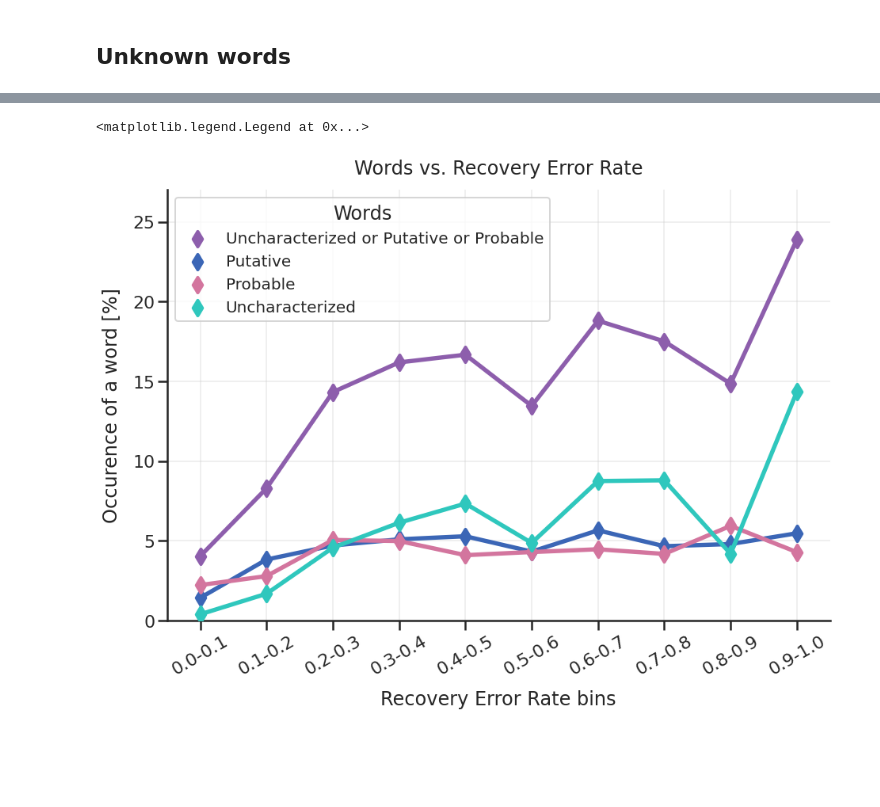
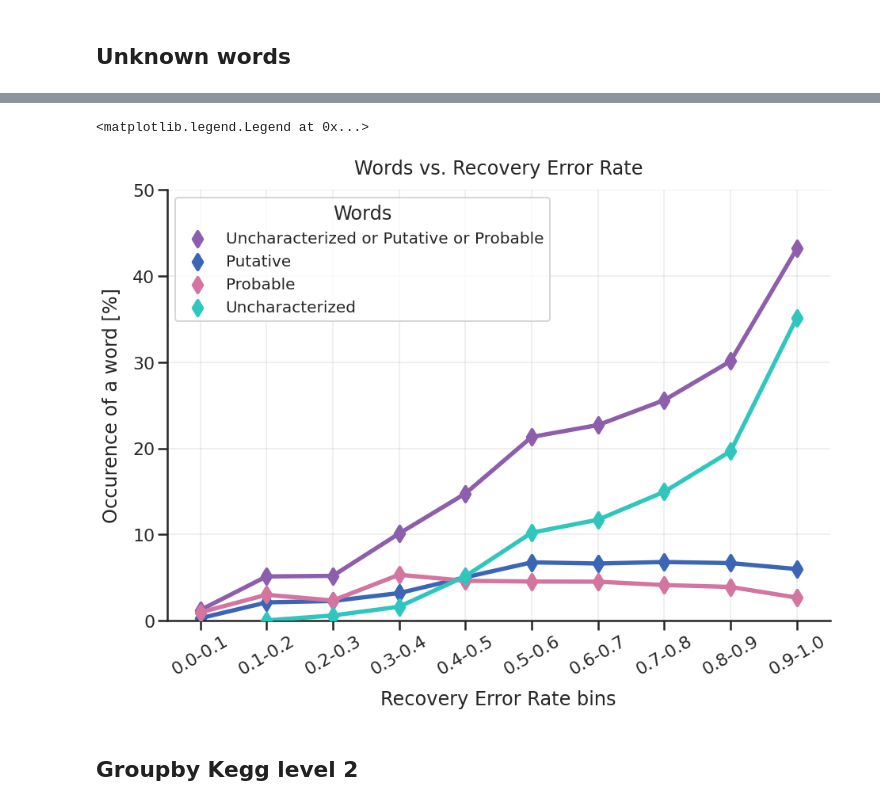
Before and after one commit to ardigen/microbiome-protein-embeddings, a Jupyter notebook: 02-umap-visualizations/02-error-analysis.ipynb, the cells around one changed output, grey strips where cells are left out. Cells and saved outputs as stored; diff of their text form; code cells hidden in the pictures; blank space fills up the shorter version.

```diff
--- a/02-umap-visualizations/02-error-analysis.ipynb
+++ b/02-umap-visualizations/02-error-analysis.ipynb
@@ -46,0 +37,6 @@ swiss_df['REE'] = 1 - rec['k=51']
+# %%
+taxonomic_labels = ['Phylum', 'Genus', 'Order', 'Family']
+
+rec_results = read_results(f'../01-label-recovery/fixed_deep_embeddings/')
+rec_results = rec_results.query('Label not in @taxonomic_labels')
+rec_results.head()
@@ -46,0 +50,8 @@ swiss_df['REE'] = 1 - rec['k=51']
+# %%
+swiss_df['REE'] = 1 - rec_results.groupby('entry_name')['Value'].mean()
+# %%
+taxonomic_labels = ['Phylum', 'Genus', 'Order', 'Family']
+
+rec_results = read_results(f'../01-label-recovery/fixed_mmseqs2/')
+rec_results = rec_results.query('Label not in @taxonomic_labels')
+rec_results.head()
@@ -46,0 +65,2 @@ swiss_df['REE'] = 1 - rec['k=51']
+# %%
+swiss_df['REE_mmseqs2'] = 1 - rec_results.groupby('entry_name')['Value'].mean()
@@ -144,23 +219,25 @@ palette = [
 # %%
 sns.set('poster', 'ticks')
 plt.figure(figsize=(15, 10))
 sns.pointplot(data=counts.reset_index(), x='REE_cat', y='prc', hue='kind', markers='d', palette=palette)
 plt.grid(alpha=0.3)
 sns.despine()
 plt.xlabel('Recovery Error Rate bins', labelpad=15)
 plt.ylabel('Occurence of a word [%]', labelpad=15)
 plt.title('Words vs. Recovery Error Rate', pad=20)
 plt.xticks(rotation=30)
-plt.ylim(0, 27)
+plt.ylim(0, 50)
 
 handles, _ = plt.gca().get_legend_handles_labels()
 plt.legend(
     title='Words',
     handles=handles,
     labels=['Uncharacterized or Putative or Probable', 'Putative' ,'Probable', 'Uncharacterized'],
     fontsize=20
 #     loc=''
 )
 # %% [output]
 <matplotlib.legend.Legend at 0x...>
-[figure, old version]
+[figure, new version]
+# %% [markdown]
+## Groupby Kegg level 2
```
Also changed, not shown: parts of 17 cells of this notebook, 5 other files.
